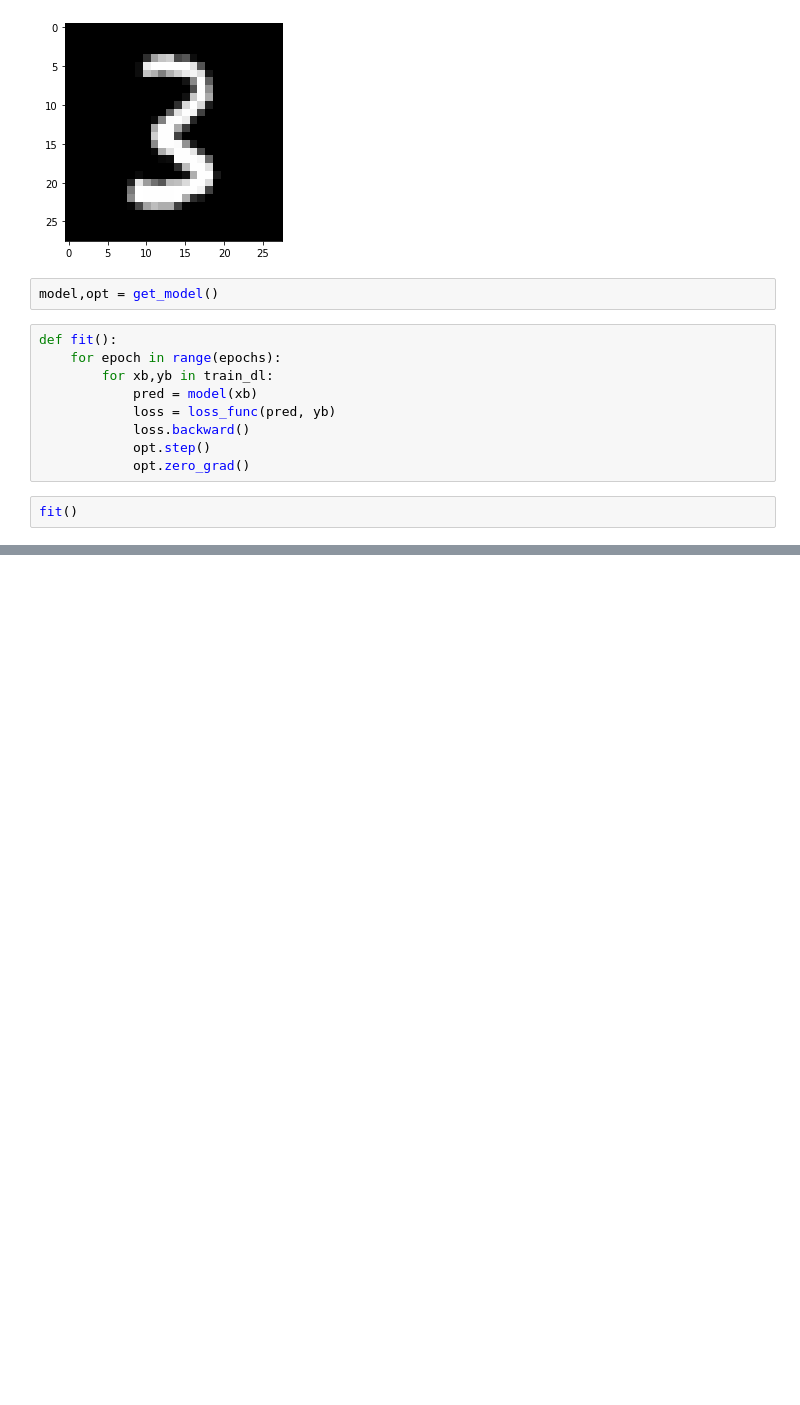
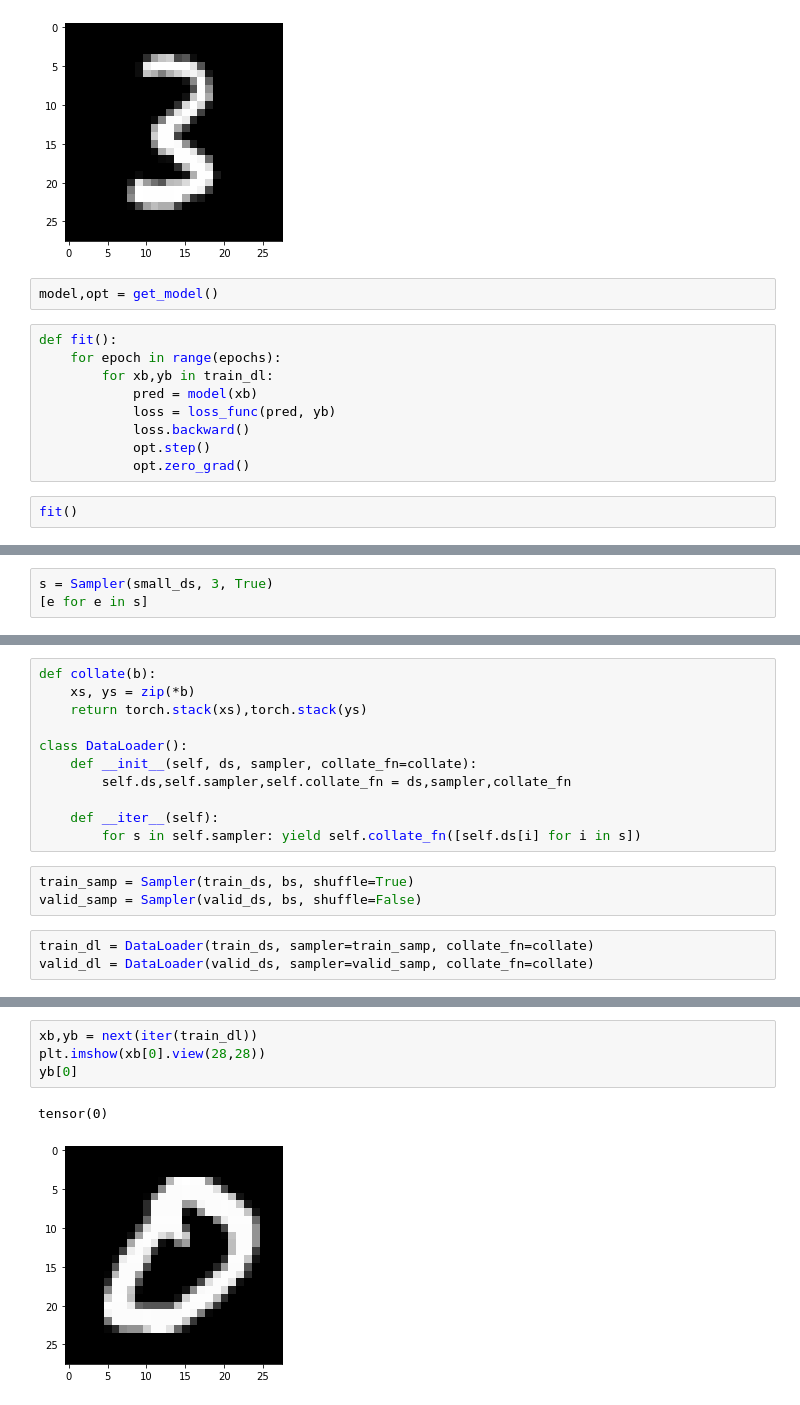
Before and after one commit to ojss/fast-ai-notebook, a Jupyter notebook: part-2/03_minibatch_training.ipynb, the cells around one changed output, grey strips where cells are left out. Cells and saved outputs as stored; diff of their text form; blank space fills up the shorter version.

```diff
--- a/part-2/03_minibatch_training.ipynb
+++ b/part-2/03_minibatch_training.ipynb
@@ -557,0 +578,3 @@ loss,acc
+# %%
+s = Sampler(small_ds, 3, True)
+[e for e in s]
@@ -557,0 +583,17 @@ loss,acc
+# %%
+def collate(b):
+    xs, ys = zip(*b)
+    return torch.stack(xs),torch.stack(ys)
+
+class DataLoader():
+    def __init__(self, ds, sampler, collate_fn=collate):
+        self.ds,self.sampler,self.collate_fn = ds,sampler,collate_fn
+
+    def __iter__(self):
+        for s in self.sampler: yield self.collate_fn([self.ds[i] for i in s])
+# %%
+train_samp = Sampler(train_ds, bs, shuffle=True)
+valid_samp = Sampler(valid_ds, bs, shuffle=False)
+# %%
+train_dl = DataLoader(train_ds, sampler=train_samp, collate_fn=collate)
+valid_dl = DataLoader(valid_ds, sampler=valid_samp, collate_fn=collate)
@@ -557,0 +607,7 @@ loss,acc
+# %%
+xb,yb = next(iter(train_dl))
+plt.imshow(xb[0].view(28,28))
+yb[0]
+# %% [output]
+tensor(0)
+[figure, added]
```
Also changed, not shown: parts of 29 cells of this notebook, 1 other file.
